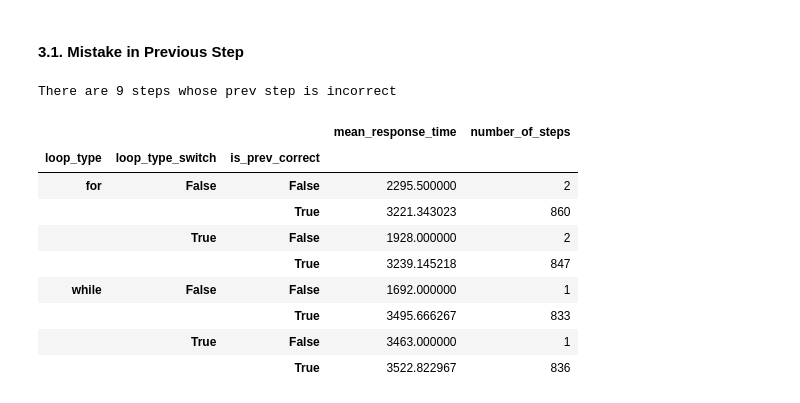
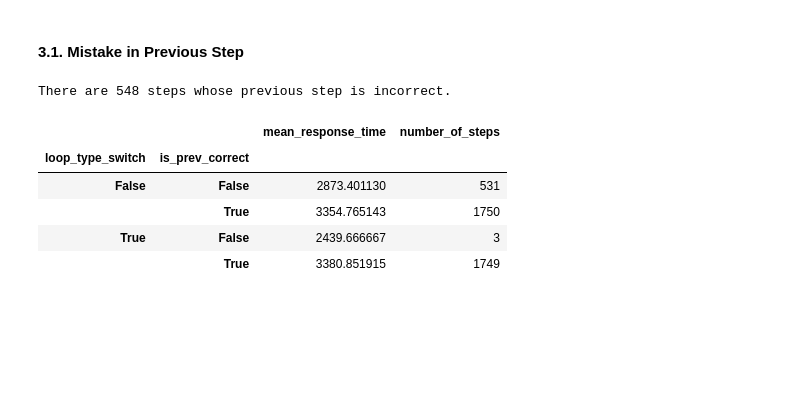
Before and after one commit to DanielVered/MathThinkingLabDA, a Jupyter notebook: LoopsDA/FinalAnalysis.ipynb, the cells around one changed output. Cells and saved outputs as stored; diff of their text form; code cells hidden in the pictures; blank space fills up the shorter version.

```diff
--- a/LoopsDA/FinalAnalysis.ipynb
+++ b/LoopsDA/FinalAnalysis.ipynb
@@ -14,7 +14,13 @@ pd.options.display.max_columns = 50
 # %%
 raw_data = pd.read_excel(config.cleaning_config['raw_data_path'])
 
-first_lines_data = process.clean_data(raw_data, only_first_lines=True)
+first_lines_data = process.clean_data(raw_data
+                                      , drop_assign_steps=True
+                                      , drop_first_loop_steps=True
+                                      , only_first_lines=True
+                                      , filter_subjects=True
+                                      , filter_trials=True
+                                      , filter_steps=True)
 process.save_in_excel(first_lines_data)
 
 analyze.get_sample_size(first_lines_data)
@@ -66,23 +83,19 @@ Pearson correlation between loop type switching and response time
 # %%
 analyze.is_prev_correct(raw_data, first_lines_data)
 # %% [output]
-There are 9 steps whose prev step is incorrect
+There are 548 steps whose previous step is incorrect.
 # %%
-# mean response time and success rate, group by loop type and loop switching.
+# mean response time grouped by loop switching and previous step correctness.
 switching_diff_prev_correct = pd.DataFrame()
 
-switching_diff_prev_correct['mean_response_time'] = first_lines_data[first_lines_data['correct']].groupby(['loop_type', 'loop_type_switch', 'is_prev_correct'])['rt'].mean()
-switching_diff_prev_correct['number_of_steps'] = first_lines_data[first_lines_data['correct']].groupby(['loop_type', 'loop_type_switch', 'is_prev_correct'])['step_num'].count()
+switching_diff_prev_correct['mean_response_time'] = first_lines_data[first_lines_data['correct']].groupby(['loop_type_switch', 'is_prev_correct'])['rt'].mean()
+switching_diff_prev_correct['number_of_steps'] = first_lines_data[first_lines_data['correct']].groupby(['loop_type_switch', 'is_prev_correct'])['step_num'].count()
 
 switching_diff_prev_correct
 # %% [output]
-|  |  |  | mean_response_time | number_of_steps |
-| loop_type | loop_type_switch | is_prev_correct |  |  |
-| for | False | False | 2295.500000 | 2 |
-|  |  | True | 3221.343023 | 860 |
-|  | True | False | 1928.000000 | 2 |
-|  |  | True | 3239.145218 | 847 |
-| while | False | False | 1692.000000 | 1 |
-|  |  | True | 3495.666267 | 833 |
-|  | True | False | 3463.000000 | 1 |
-|  |  | True | 3522.822967 | 836 |
+|  |  | mean_response_time | number_of_steps |
+| loop_type_switch | is_prev_correct |  |  |
+| False | False | 2873.401130 | 531 |
+|  | True | 3354.765143 | 1750 |
+| True | False | 2439.666667 | 3 |
+|  | True | 3380.851915 | 1749 |
```
Also changed, not shown: parts of 10 cells of this notebook, 27 other files.
